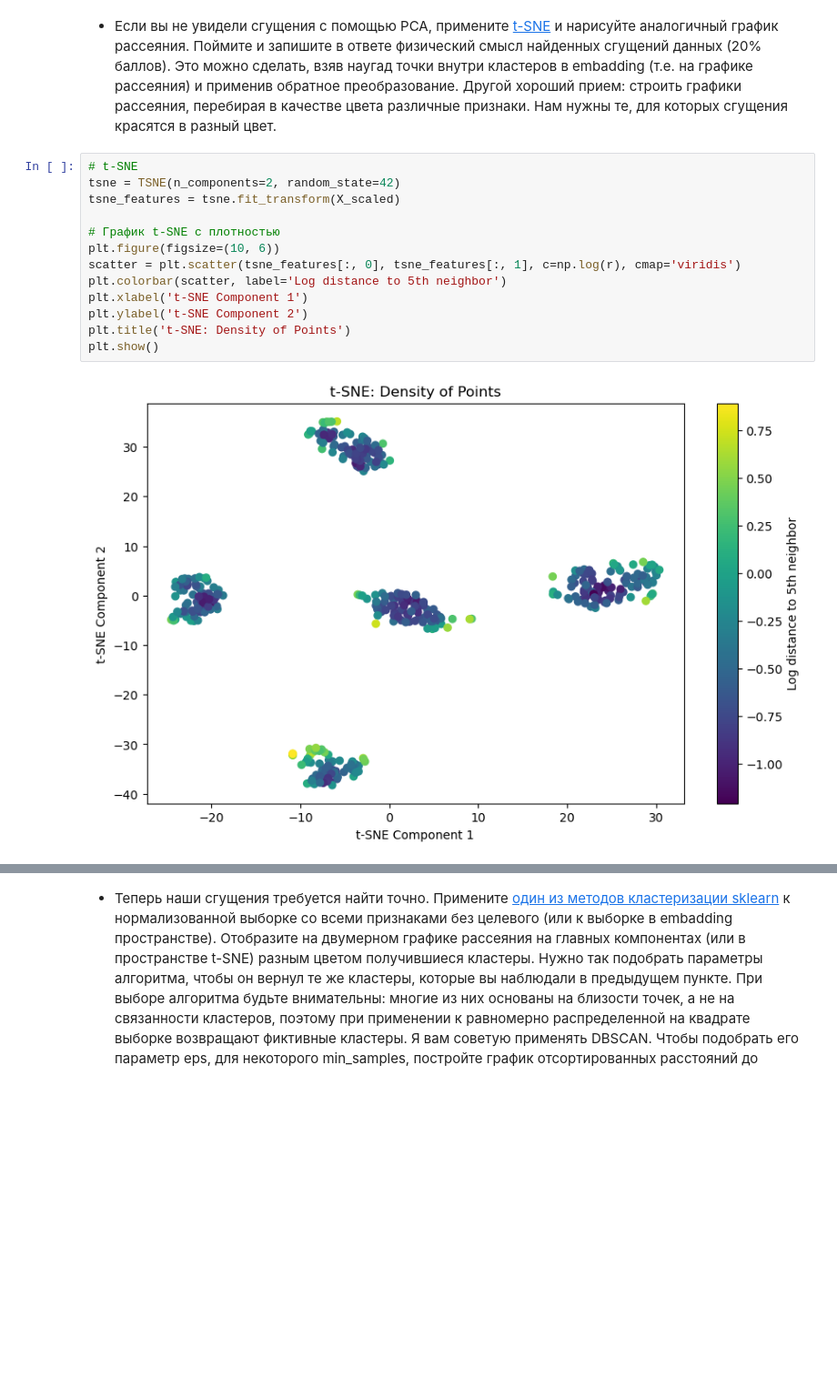
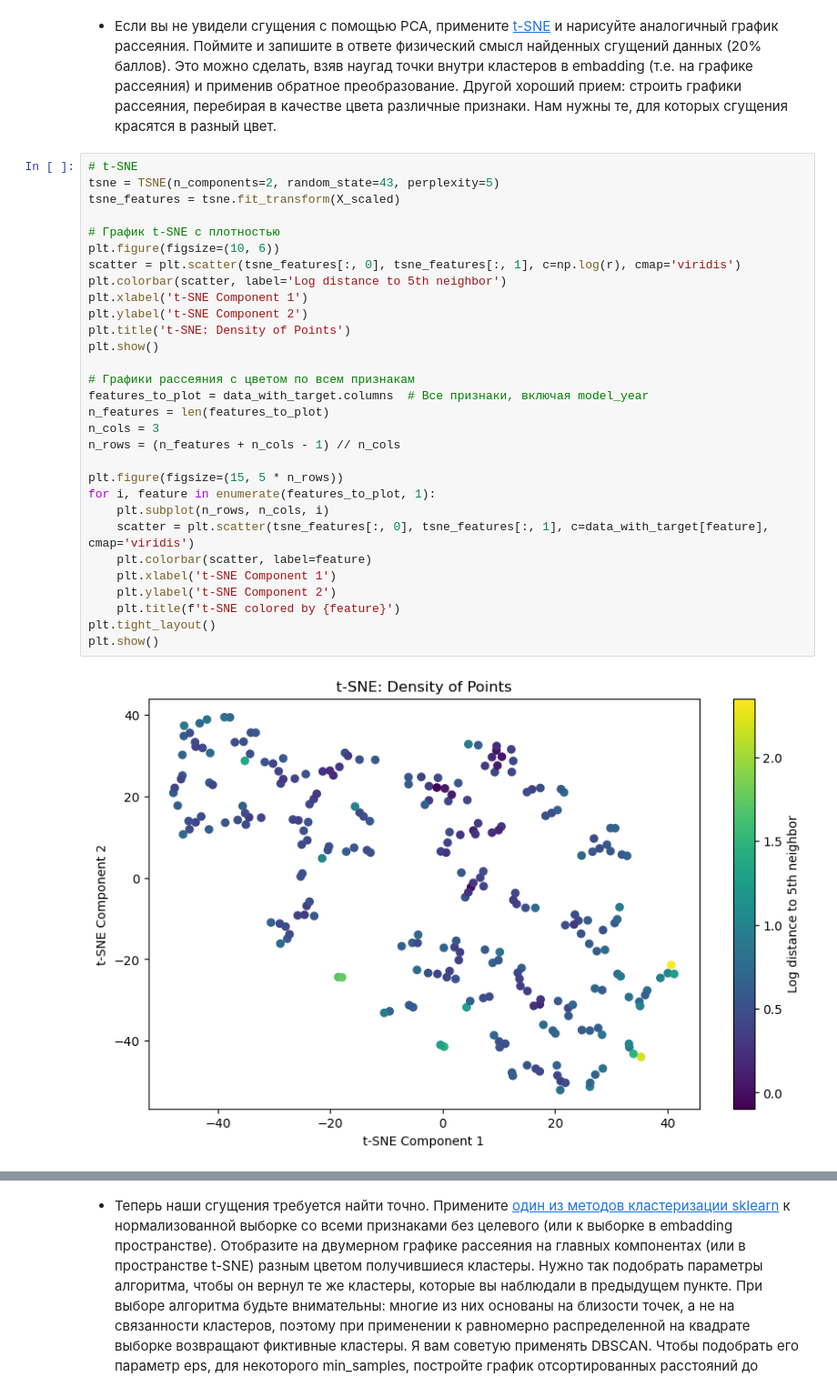
Before and after one commit to BEDTRIP/Guda_ML, a Jupyter notebook: lab4_done.ipynb, the cells around one changed output, grey strips where cells are left out. Shown at 91% size. Drawn from its saved outputs; the diff is of its cells as text; blank space fills up the shorter version.

```diff
--- a/lab4_done.ipynb
+++ b/lab4_done.ipynb
@@ -208,16 +236,33 @@ plt.show()
 * Если вы не увидели сгущения с помощью PCA, примените [t-SNE](https://scikit-learn.org/stable/modules/generated/sklearn.manifold.TSNE.html) и нарисуйте аналогичный график рассеяния. Поймите и запишите в ответе физический смысл найденных сгущений данных (20% баллов). Это можно сделать, взяв наугад точки внутри кластеров в embadding (т.е. на графике рассеяния) и применив обратное преобразование. Другой хороший прием: строить графики рассеяния, перебирая в качестве цвета различные признаки. Нам нужны те, для которых сгущения красятся в разный цвет.
 # %%
 # t-SNE
-tsne = TSNE(n_components=2, random_state=42)
+tsne = TSNE(n_components=2, random_state=43, perplexity=5)
 tsne_features = tsne.fit_transform(X_scaled)
 
 # График t-SNE с плотностью
 plt.figure(figsize=(10, 6))
 scatter = plt.scatter(tsne_features[:, 0], tsne_features[:, 1], c=np.log(r), cmap='viridis')
 plt.colorbar(scatter, label='Log distance to 5th neighbor')
 plt.xlabel('t-SNE Component 1')
 plt.ylabel('t-SNE Component 2')
 plt.title('t-SNE: Density of Points')
 plt.show()
+
+# Графики рассеяния с цветом по всем признакам
+features_to_plot = data_with_target.columns  # Все признаки, включая model_year
+n_features = len(features_to_plot)
+n_cols = 3
+n_rows = (n_features + n_cols - 1) // n_cols
+
+plt.figure(figsize=(15, 5 * n_rows))
+for i, feature in enumerate(features_to_plot, 1):
+    plt.subplot(n_rows, n_cols, i)
+    scatter = plt.scatter(tsne_features[:, 0], tsne_features[:, 1], c=data_with_target[feature], cmap='viridis')
+    plt.colorbar(scatter, label=feature)
+    plt.xlabel('t-SNE Component 1')
+    plt.ylabel('t-SNE Component 2')
+    plt.title(f't-SNE colored by {feature}')
+plt.tight_layout()
+plt.show()
 # %% [output]
-[figure, old version]
+[figure, new version]
```
Also changed, not shown: parts of 14 cells of this notebook, 2 other files.
